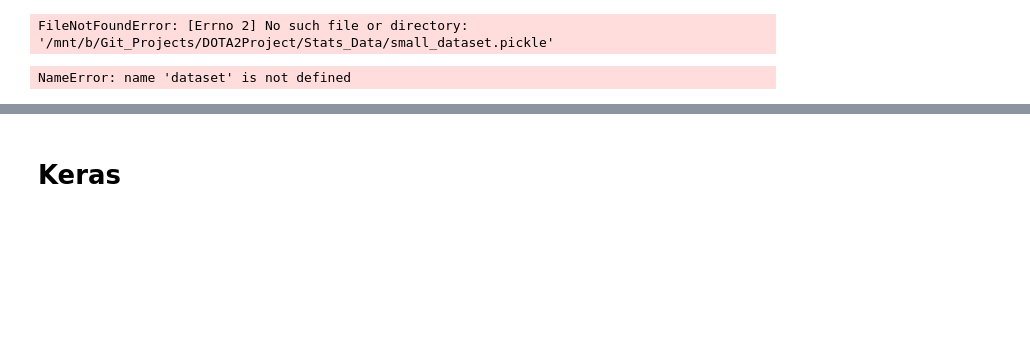
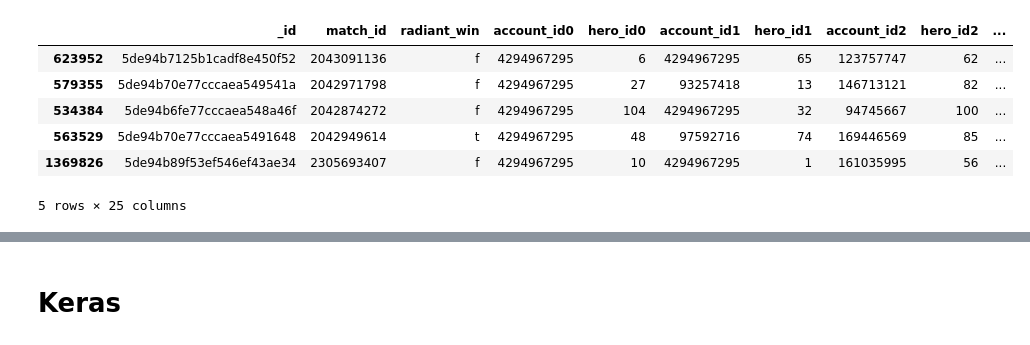
Before and after one commit to c-whitley/DOTA, a Jupyter notebook: Prediction/Match_Prediction.ipynb, the cells around one changed output, grey strips where cells are left out. Cells and saved outputs as stored; diff of their text form; code cells hidden in the pictures; blank space fills up the shorter version.

```diff
--- a/Prediction/Match_Prediction.ipynb
+++ b/Prediction/Match_Prediction.ipynb
@@ -9,10 +9,14 @@ import matplotlib.pyplot as plt
 
 import datetime
 # %%
-dataset = pd.read_pickle("/mnt/b/Git_Projects/DOTA2Project/Stats_Data/small_dataset.pickle")
+dataset = pd.read_pickle("/mnt/c/Users/conor/Git_Projects/DOTA/Stats_Data/data_new.pickle").sample(frac=0.1)
-# %% [output]
-FileNotFoundError: [Errno 2] No such file or directory: '/mnt/b/Git_Projects/DOTA2Project/Stats_Data/small_dataset.pickle'
 # %%
-dataset.sample(10)
+dataset.sample(5)
 # %% [output]
+|  | _id | match_id | radiant_win | account_id0 | hero_id0 | account_id1 | hero_id1 | account_id2 | hero_id2 | ... |
+| 623952 | 5de94b7125b1cadf8e450f52 | 2043091136 | f | 4294967295 | 6 | 4294967295 | 65 | 123757747 | 62 | ... |
+| 579355 | 5de94b70e77cccaea549541a | 2042971798 | f | 4294967295 | 27 | 93257418 | 13 | 146713121 | 82 | ... |
+| 534384 | 5de94b6fe77cccaea548a46f | 2042874272 | f | 4294967295 | 104 | 4294967295 | 32 | 94745667 | 100 | ... |
+| 563529 | 5de94b70e77cccaea5491648 | 2042949614 | t | 4294967295 | 48 | 97592716 | 74 | 169446569 | 85 | ... |
+| 1369826 | 5de94b89f53ef546ef43ae34 | 2305693407 | f | 4294967295 | 10 | 4294967295 | 1 | 161035995 | 56 | ... |
-NameError: name 'dataset' is not defined
+5 rows × 25 columns
```
Also changed, not shown: parts of 32 cells of this notebook, 12 other files.
